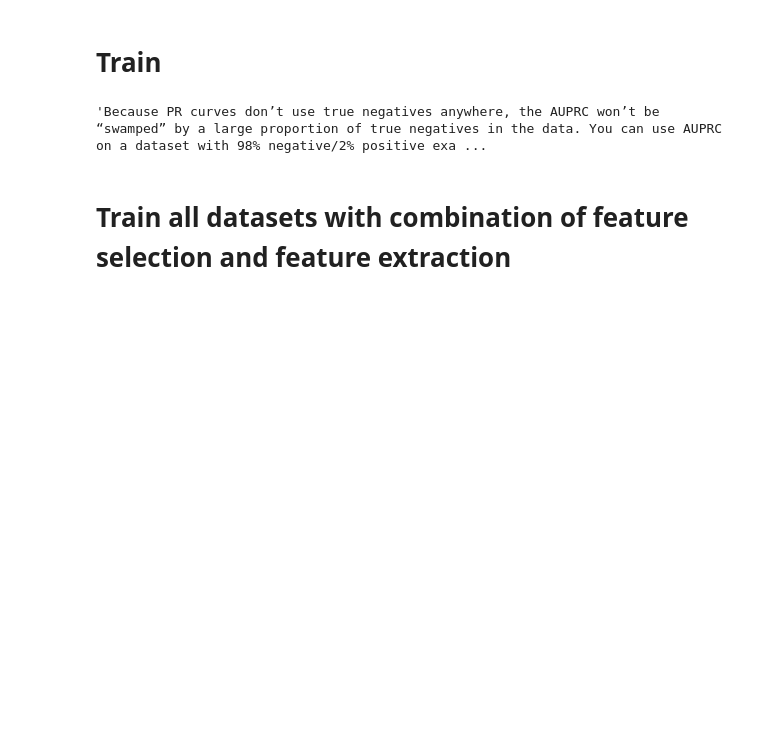
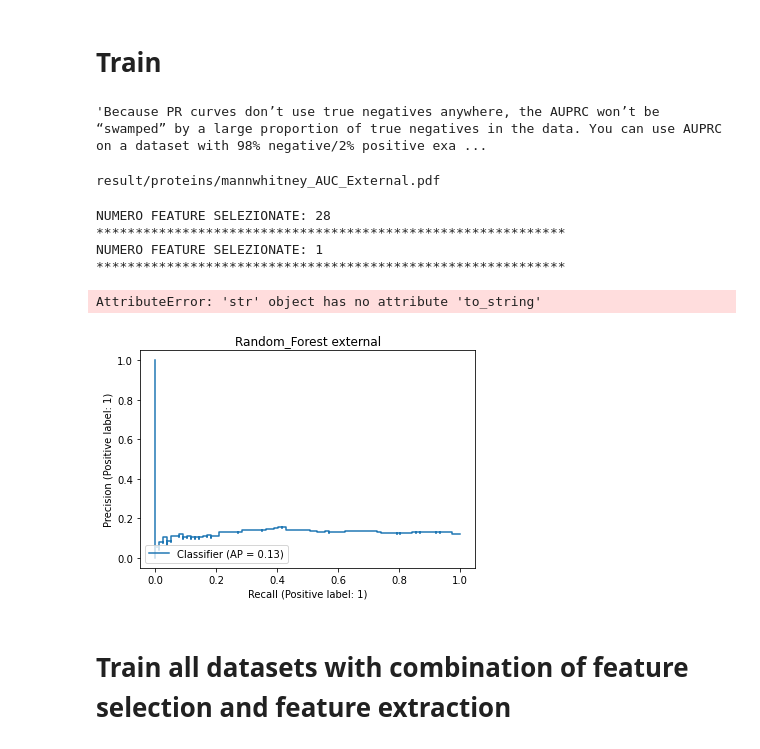
Before and after one commit to aleberans/Analisi-dati-multi-omici-per-la-predizione-della-prognosi-di-pazienti-oncologici, a Jupyter notebook: Codice.ipynb, the cells around one changed output. Cells and saved outputs as stored; diff of their text form; code cells hidden in the pictures; blank space fills up the shorter version.

```diff
--- a/Codice.ipynb
+++ b/Codice.ipynb
@@ -388,9 +402,12 @@ def train_model(dataset, label, num_extenal_fold, type_feature_selection):
         X_train_selected_feature = df_X_train[selected_features]
         X_test_selected_feature = df_X_test[selected_features]
 
+        print(f'NUMERO FEATURE SELEZIONATE: {len(selected_features)}')
+        print('*'*60)
+
         if 'umap' in type_feature_selection:
-            X_train_selected_feature = execute_umap(200, X_train_selected_feature, y_train_fold)
-            X_test_selected_feature = execute_umap(200, X_test_selected_feature , y_test_fold)
+            X_train_selected_feature = execute_umap(len(selected_features), X_train_selected_feature, y_train_fold)
+            X_test_selected_feature = execute_umap(len(selected_features), X_test_selected_feature , y_test_fold)
 
 
         clf = GridSearchCV(estimator=RandomForestClassifier(),
@@ -432,11 +449,20 @@ def train_model(dataset, label, num_extenal_fold, type_feature_selection):
     external_auc = auc(recall, precision)
 
     #plot precision recall curve
-    #PrecisionRecallDisplay.from_predictions(y_test_fold_concatenated, y_score_concatenated)
+    PrecisionRecallDisplay.from_predictions(y_test_fold_concatenated, y_score_concatenated)
 
-    #plt.title('Random_Forest external')
+    plt.title('Random_Forest external')
     #plt.show()
+    file_path = 'result/'+dataset.to_string()+'/'+type_feature_selection.to_string()+'_'+'AUC_External.pdf'
+    print(file_path)
+    plt.savefig(file_path)
 
     return internal_auc, external_auc
+# %%
+dataset = 'proteins'
+type_feature_selection = 'mannwhitney'
+print('result/'+dataset+'/'+type_feature_selection+'_'+'AUC_External.pdf')
+# %% [output]
+result/proteins/mannwhitney_AUC_External.pdf
 # %%
 model_selection_grid_DT = [
@@ -452,7 +477,14 @@ model_selection_grid_DT = [
 #print(f'internal {internal}')
 #print(f'external {external}')
 # %%
-#train_model('mRNA', label, 10, 'mannwhitneyu_with_umap', 0.05)
+train_model('proteins', label, 2, 'mannwhitneyu')
+# %% [output]
+NUMERO FEATURE SELEZIONATE: 28
+************************************************************
+NUMERO FEATURE SELEZIONATE: 1
+************************************************************
+AttributeError: 'str' object has no attribute 'to_string'
+[figure, added]
 # %%
 #train_model('proteins', label, 10, 'mrmr')
 # %% [markdown]
```
Also changed, not shown: parts of 11 cells of this notebook.
